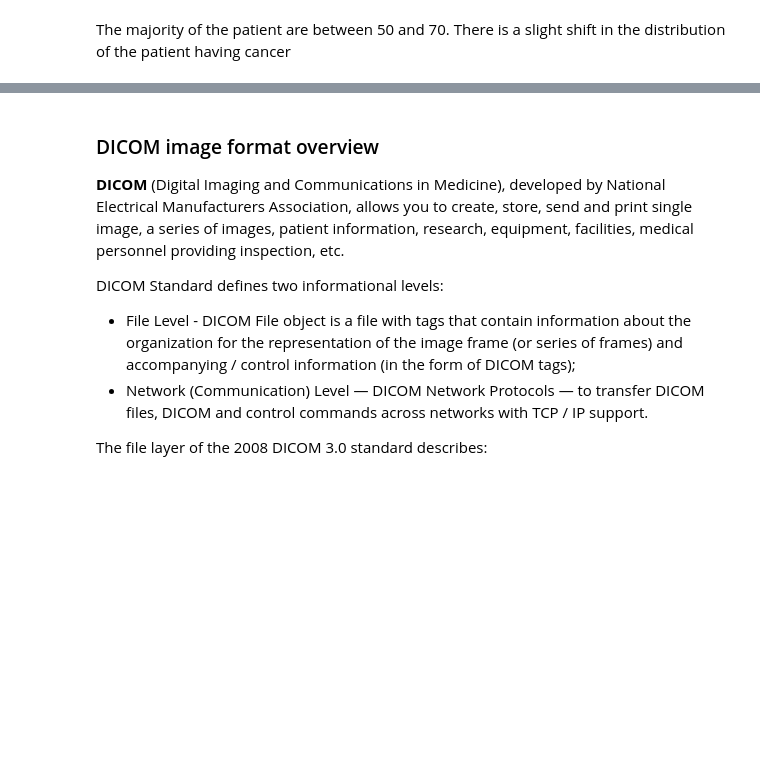
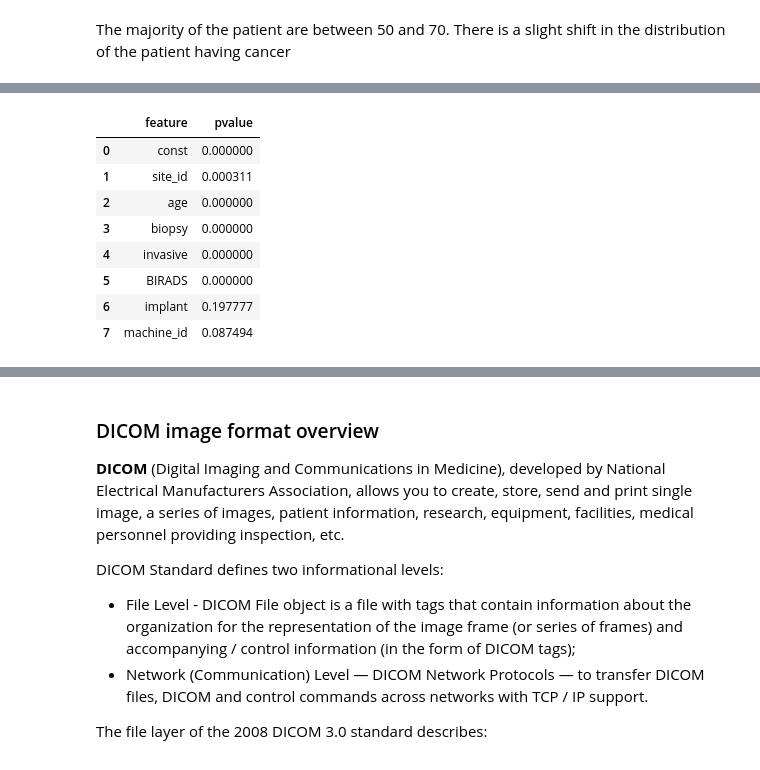
Before and after one commit to baptistebignaud/Screening-Mammography-Breast-Cancer-Detection, a Jupyter notebook: notebooks/EDA.ipynb, the cells around one changed output, grey strips where cells are left out. Saved outputs shown, nothing was run; the diff lists cells and outputs as text; code cells hidden in the pictures; blank space fills up the shorter version.

```diff
--- a/notebooks/EDA.ipynb
+++ b/notebooks/EDA.ipynb
@@ -122,0 +196,33 @@ The majority of the patient are between 50 and 70. There is a slight shift in th
+# %%
+features = [
+    "site_id", "age", "biopsy", "invasive",
+    "BIRADS", "implant", "machine_id"
+]
+
+from statsmodels.regression.linear_model import OLS
+from statsmodels.tools.tools import add_constant
+
+import warnings
+warnings.simplefilter(action='ignore', category=FutureWarning)
+
+train_subset = train_csv.copy()
+train_subset["age"] = train_subset["age"].fillna(51)
+train_subset["density"] = train_subset["density"].fillna("MISSING")
+train_subset["BIRADS"] = train_subset["BIRADS"].fillna(10)
+x = add_constant(train_subset[features])
+model = OLS(train_subset["cancer"], x).fit()
+
+pvalues = pd.DataFrame(model.pvalues)
+pvalues.reset_index(inplace=True)
+pvalues.rename(columns={0: "pvalue", "index": "feature"}, inplace=True)
+pvalues.style.background_gradient(cmap='YlOrRd')
+# %% [output]
+|  | feature | pvalue |
+| 0 | const | 0.000000 |
+| 1 | site_id | 0.000311 |
+| 2 | age | 0.000000 |
+| 3 | biopsy | 0.000000 |
+| 4 | invasive | 0.000000 |
+| 5 | BIRADS | 0.000000 |
+| 6 | implant | 0.197777 |
+| 7 | machine_id | 0.087494 |
```
Also changed, not shown: parts of 16 cells of this notebook.
